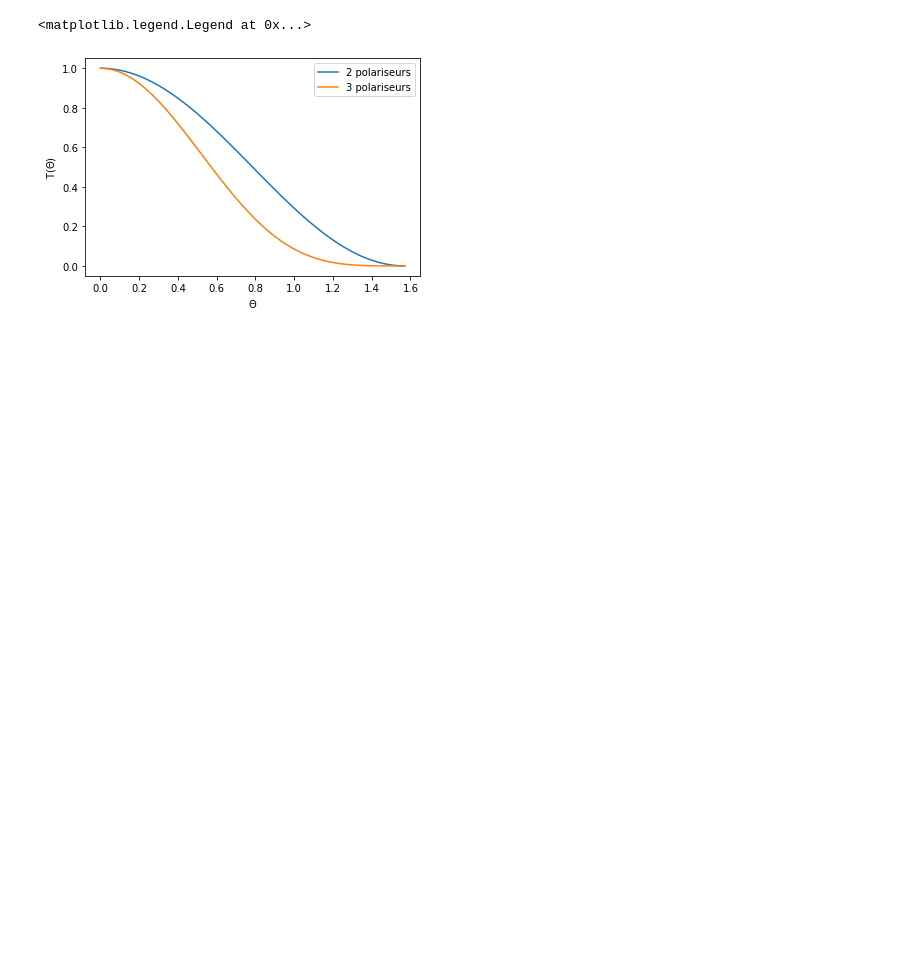
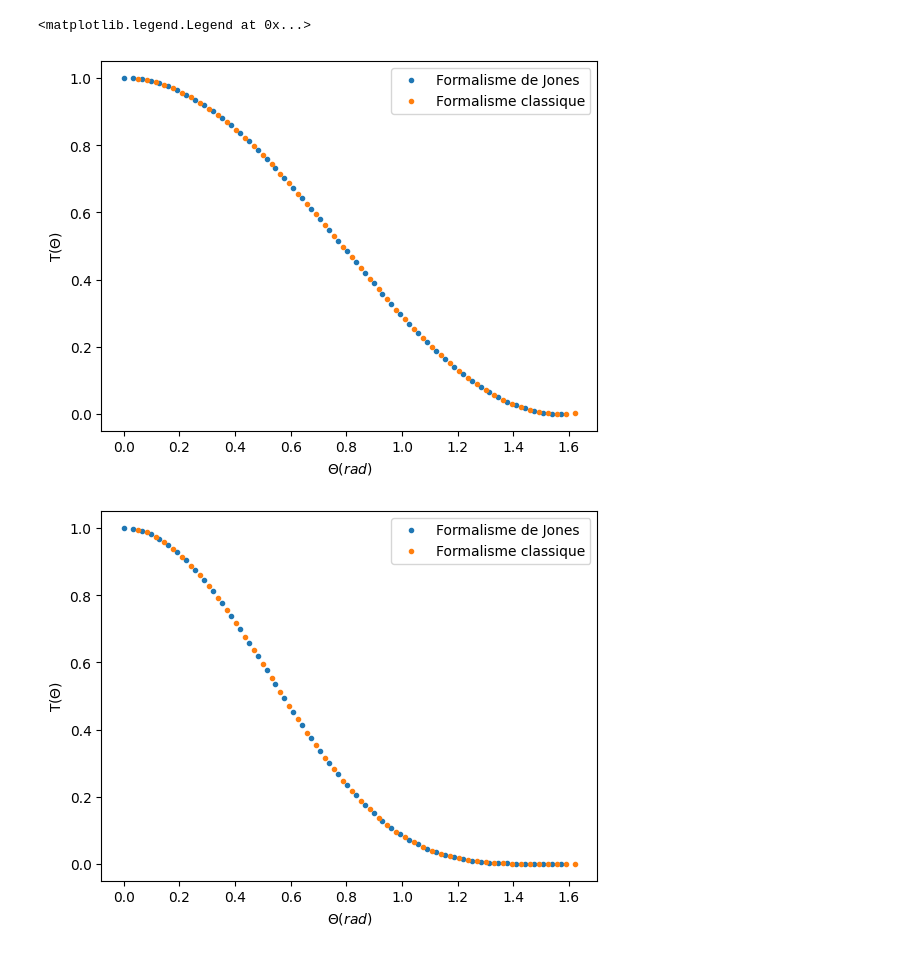
Before and after one commit to AfreeButterfly/Optique_polymtl, a Jupyter notebook: Lab3/JonesMatrix.ipynb, the cells around one changed output. Saved outputs shown, nothing was run; the diff lists cells and outputs as text; code cells hidden in the pictures; blank space fills up the shorter version.

Commit message:
Graphs done

```diff
--- a/Lab3/JonesMatrix.ipynb
+++ b/Lab3/JonesMatrix.ipynb
@@ -15,34 +15,50 @@ def jones1Pol(theta):
     return np.linalg.norm(J_fin)**2
 
 # Calcul de l'amplitude du vecteur de Jones pour 2 polariseur dépendant de theta
 def jones2Pol(theta):
 
     M2 = np.array([[(np.cos(theta))**2,np.sin(theta)*np.cos(theta) ],[np.sin(theta)*np.cos(theta),(np.sin(theta))**2 ]])
     M3 = np.array([[(np.cos(2*theta))**2,np.sin(2*theta)*np.cos(2*theta) ],[np.sin(2*theta)*np.cos(2*theta),(np.sin(2*theta))**2 ]])
     J_ini = np.array([1, 0])
 
     M_tot = M3@M2
     J_fin = M_tot.dot(J_ini)
 
     return np.linalg.norm(J_fin)**2
 
 # Définition des vecteur pour les graphs
-thetaPoints = np.linspace(0, np.pi/2, 100)
+epsilon = 0.05
+thetaPoints = np.linspace(0, np.pi/2, 50)
+thetaPoints2 = np.linspace(0+epsilon, np.pi/2+epsilon, 50)
 power1Coeff = []
 power2Coeff = []
+cos2 = (np.cos(thetaPoints2))**2
+cos4 = (np.cos(thetaPoints2))**4
+
 
 # Pas opti, mais ca marche
 for theta in thetaPoints :
     power1Coeff.append(jones1Pol(theta))
     power2Coeff.append(jones2Pol(theta))
 
 
 # Graphiques Jones (à modifier pour les cas classiques)
-plt.plot(thetaPoints, power1Coeff, label='2 polariseurs')
-plt.plot(thetaPoints, power2Coeff, label='3 polariseurs')
+plt.figure()
+plt.plot(thetaPoints, power1Coeff, '.', label='Formalisme de Jones')
+plt.plot(thetaPoints2, cos2,'.',  label='Formalisme classique')
 plt.xlabel(f'$\Theta (rad)$')
 plt.ylabel(f'T($\Theta$)')
 plt.legend()
+plt.savefig('2pol.png')
+
+plt.figure()
+plt.plot(thetaPoints, power2Coeff, '.', label='Formalisme de Jones')
+plt.plot(thetaPoints2, cos4,'.',  label='Formalisme classique')
+plt.xlabel(f'$\Theta (rad)$')
+plt.ylabel(f'T($\Theta$)')
+plt.legend()
+plt.savefig('3pol.png')
 # %% [output]
 <matplotlib.legend.Legend at 0x...>
-[figure, old version]
+[figure, new version]
+[figure, added]
```
Also changed, not shown: 2 other files.
